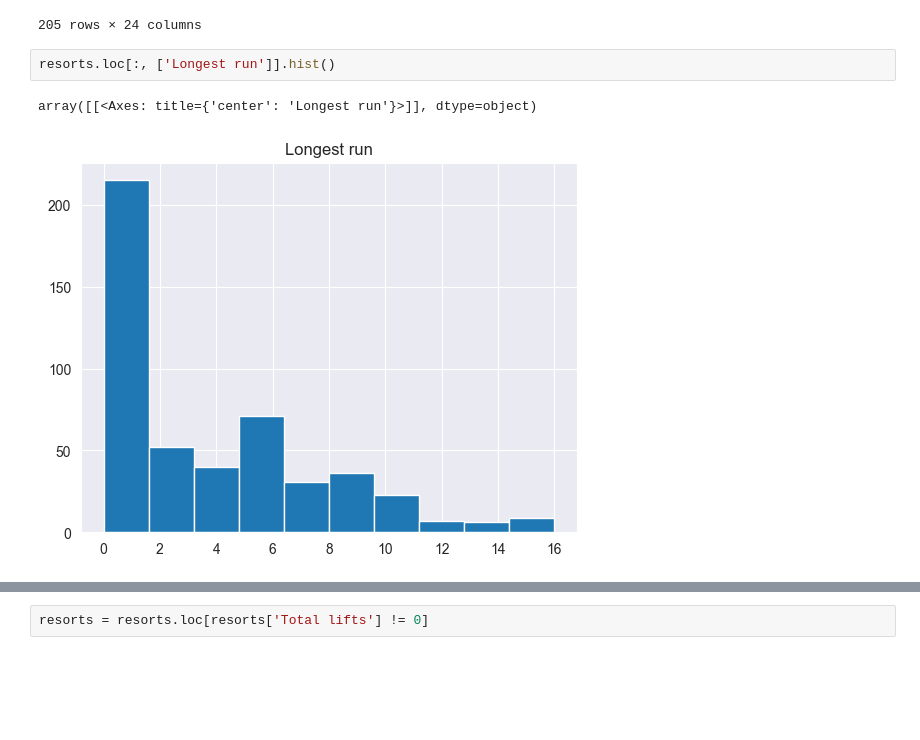
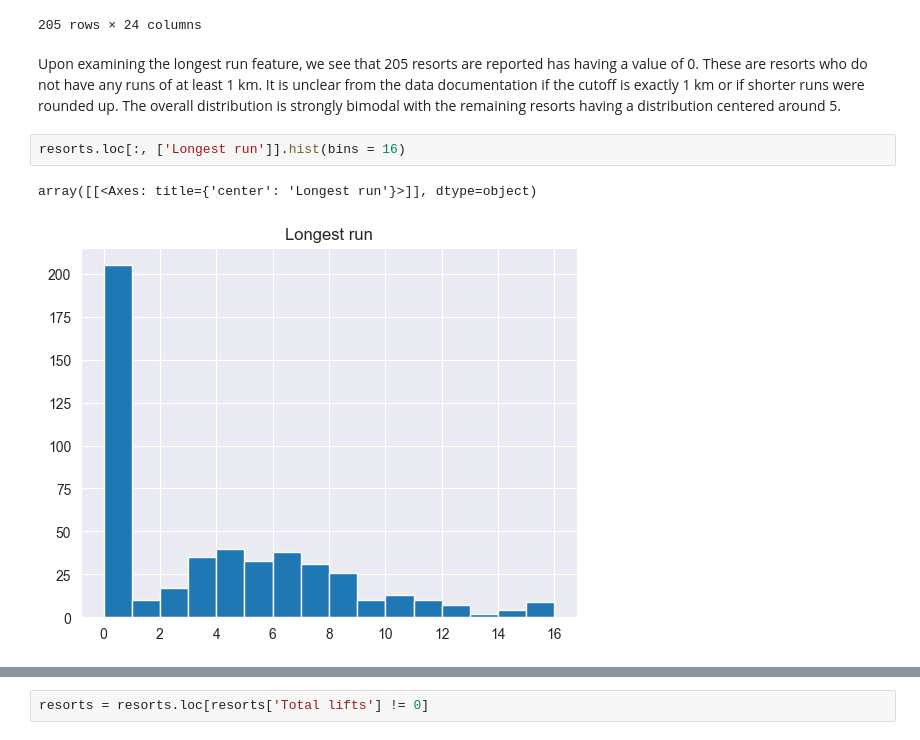
Before and after one commit to chernobylx/SkiMLProject, a Jupyter notebook: ski.ipynb, the cells around one changed output, grey strips where cells are left out. Drawn from its saved outputs; the diff is of its cells as text; blank space fills up the shorter version.

```diff
--- a/ski.ipynb
+++ b/ski.ipynb
@@ -111,8 +182,10 @@ resorts.loc[resorts['Longest run'] == 0]
 | 493 | Mo?nichkirchen-?Mariensee | 47.523531 | 15.998682 | Austria | Europe | 35 | March | 1450 | 870 | ... |
 | 498 | Stuhleck-Spital am Semmering | 47.574195 | 15.789964 | Austria | Europe | 42 | April | 1774 | 777 | ... |
 205 rows × 24 columns
+# %% [markdown]
+Upon examining the longest run feature, we see that 205 resorts are reported has having a value of 0. These are resorts who do not have any runs of at least 1 km. It is unclear from the data documentation if the cutoff is exactly 1 km or if shorter runs were rounded up. The overall distribution is strongly bimodal with the remaining resorts having a distribution centered around 5.
 # %%
-resorts.loc[:, ['Longest run']].hist()
+resorts.loc[:, ['Longest run']].hist(bins = 16)
 # %% [output]
 array([[<Axes: title={'center': 'Longest run'}>]], dtype=object)
-[figure, old version]
+[figure, new version]
```
Also changed, not shown: parts of 98 cells of this notebook, 1 other file.
